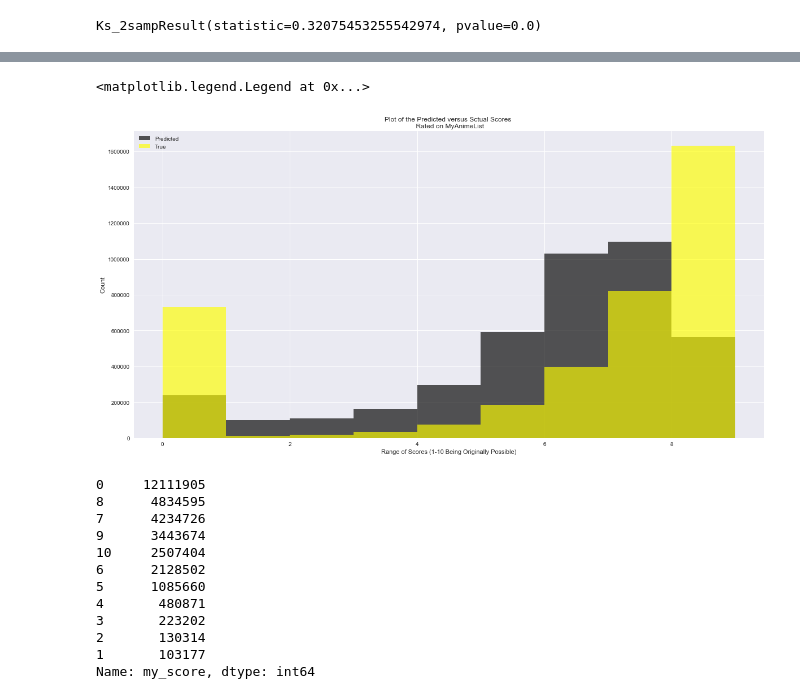
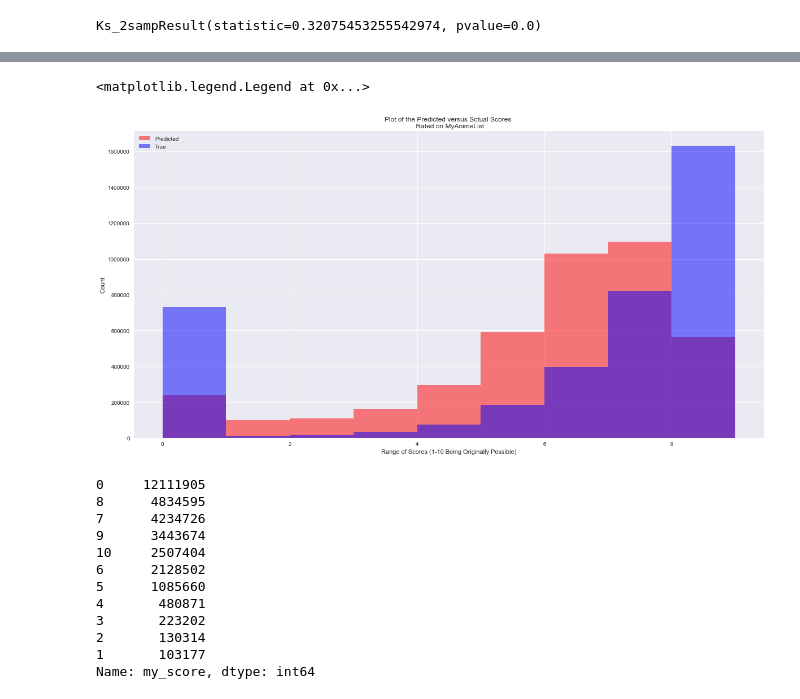
Before and after one commit to Jameshskelton/Anime_Recommender, a Jupyter notebook: myanimelist/EDA-myanimelist.ipynb, the cells around one changed output, grey strips where cells are left out. Drawn from its saved outputs; the diff is of its cells as text; code cells hidden in the pictures.

```diff
--- a/myanimelist/EDA-myanimelist.ipynb
+++ b/myanimelist/EDA-myanimelist.ipynb
@@ -292,7 +292,7 @@ scoresdf.sort_values(by = 'my_last_updated')
 | 23858240 | broodo | 1661 | 14 | 0000-00-00 | 0000-00-00 | 0 | 1 | ... |
 31120799 rows × 11 columns
 # %%
-# preds = pd.read_csv('preds.csv')
+preds = pd.read_csv('preds.csv')
 preds
 # %% [output]
 |  | user_id | anime_id | my_score | rating |
@@ -315,15 +330,15 @@ Ks_2sampResult(statistic=0.32075453255542974, pvalue=0.0)
 # %%
 fig, ax = plt.subplots(figsize = (20,10))
 
-plt.hist(preds.rating,  bins = range(10), color = 'black', alpha = .66, label = 'Predicted')
-plt.hist(preds.my_score, bins = range(10), color = 'yellow', alpha =.66, label = 'True')
+plt.hist(preds.rating,  bins = range(10), color = 'red', alpha = .5, label = 'Predicted')
+plt.hist(preds.my_score, bins = range(10), color = 'blue', alpha =.5, label = 'True')
 ax.set_title('Plot of the Predicted versus Sctual Scores \n Rated on MyAnimeList')
 ax.set_ylabel('Count')
 ax.set_xlabel('Range of Scores (1-10 Being Originally Possible)')
 ax.legend()
 # %% [output]
 <matplotlib.legend.Legend at 0x...>
-[figure, old version]
+[figure, new version]
 # %%
 # scoresdf.my_score.mean() = 4.652314775302287
 scoresdf.my_score.value_counts()
```
Also changed, not shown: parts of 2 cells of this notebook, 1 other file.
